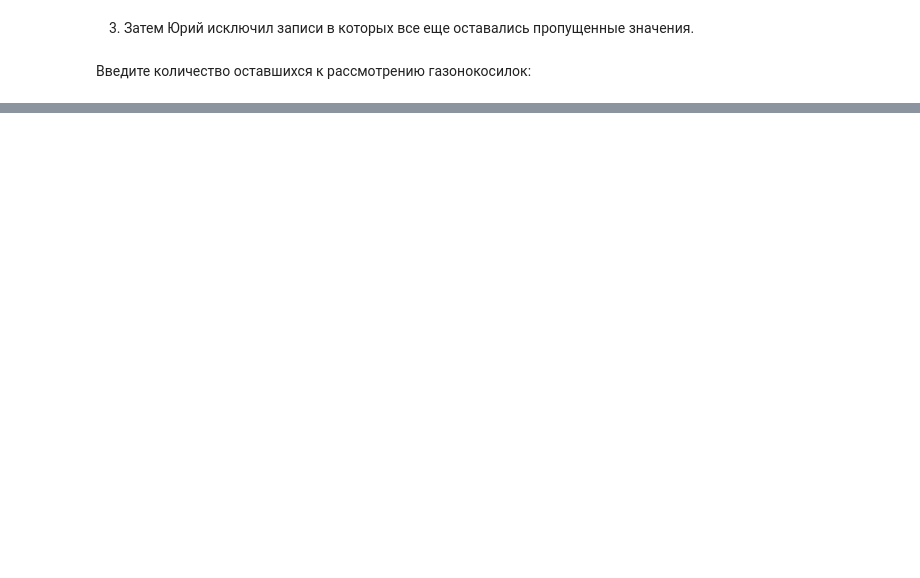
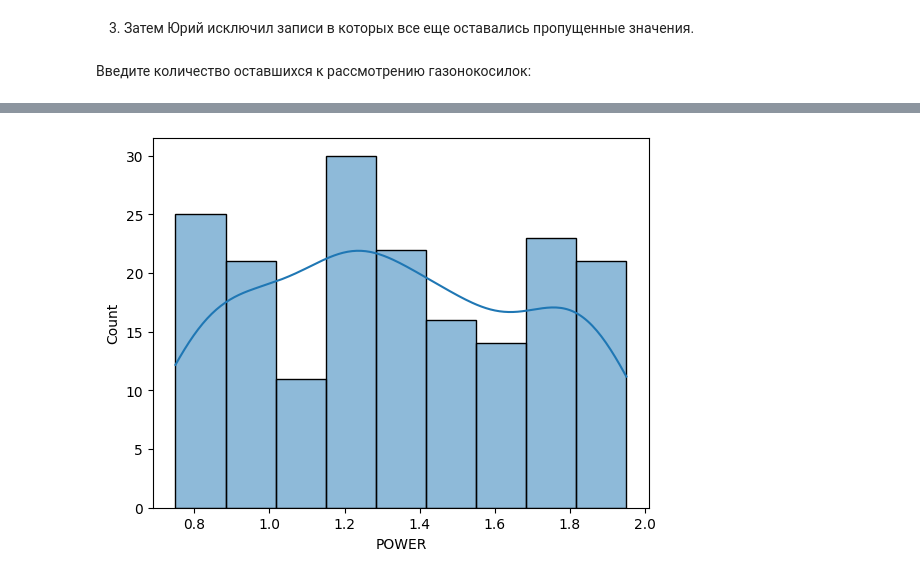
Before and after one commit to DavutSukhankuliev/data_analysis_technologies_-bonustrack_2023_ITMO-, a Jupyter notebook: 1 - Midterm assessment/Assessment 1.1.ipynb, the cells around one changed output, grey strips where cells are left out. Cells and saved outputs as stored; diff of their text form; code cells hidden in the pictures; blank space fills up the shorter version.

```diff
--- a/1 - Midterm assessment/Assessment 1.1.ipynb
+++ b/1 - Midterm assessment/Assessment 1.1.ipynb
@@ -125,0 +188,5 @@ data['WIDTH'].mean()
+# %%
+sns.histplot(data['POWER'], kde=True)
+plt.show()
+# %% [output]
+[figure, added]
```
Also changed, not shown: parts of 31 cells of this notebook.
